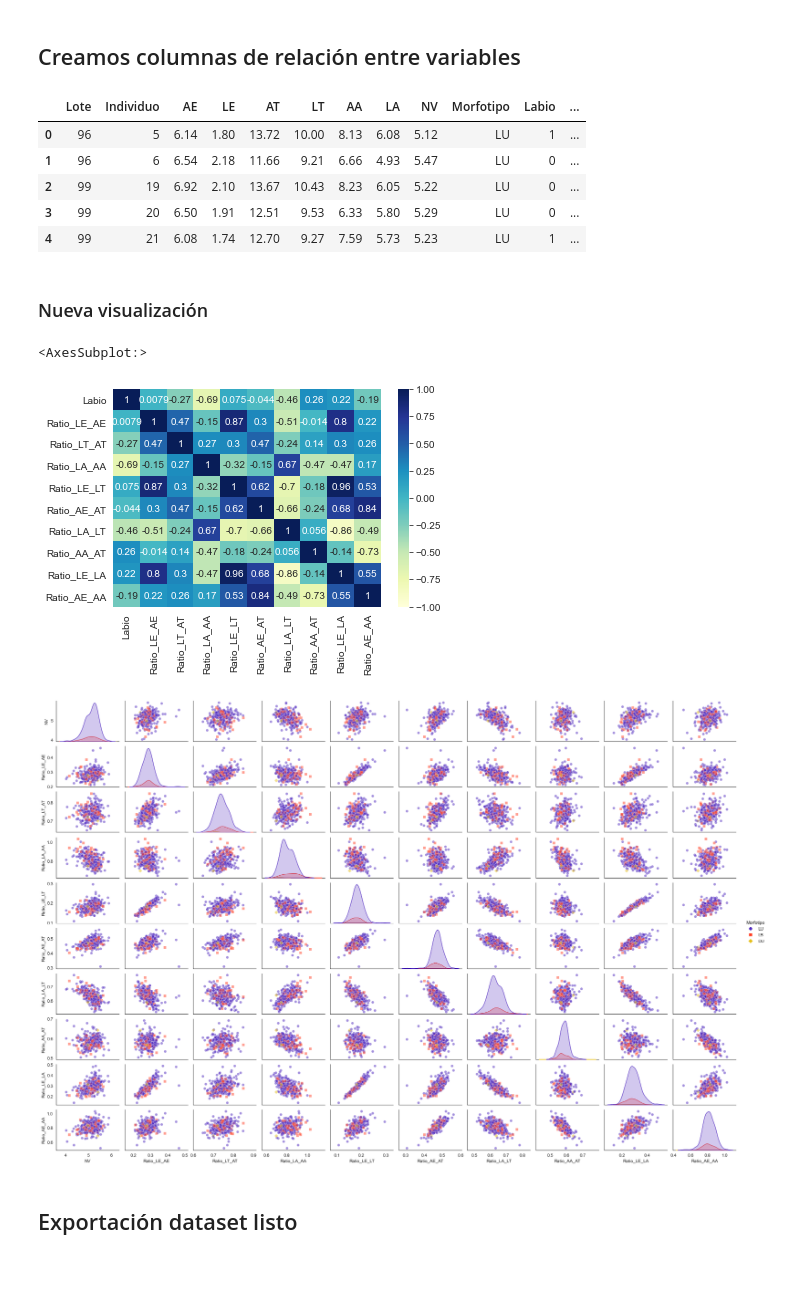
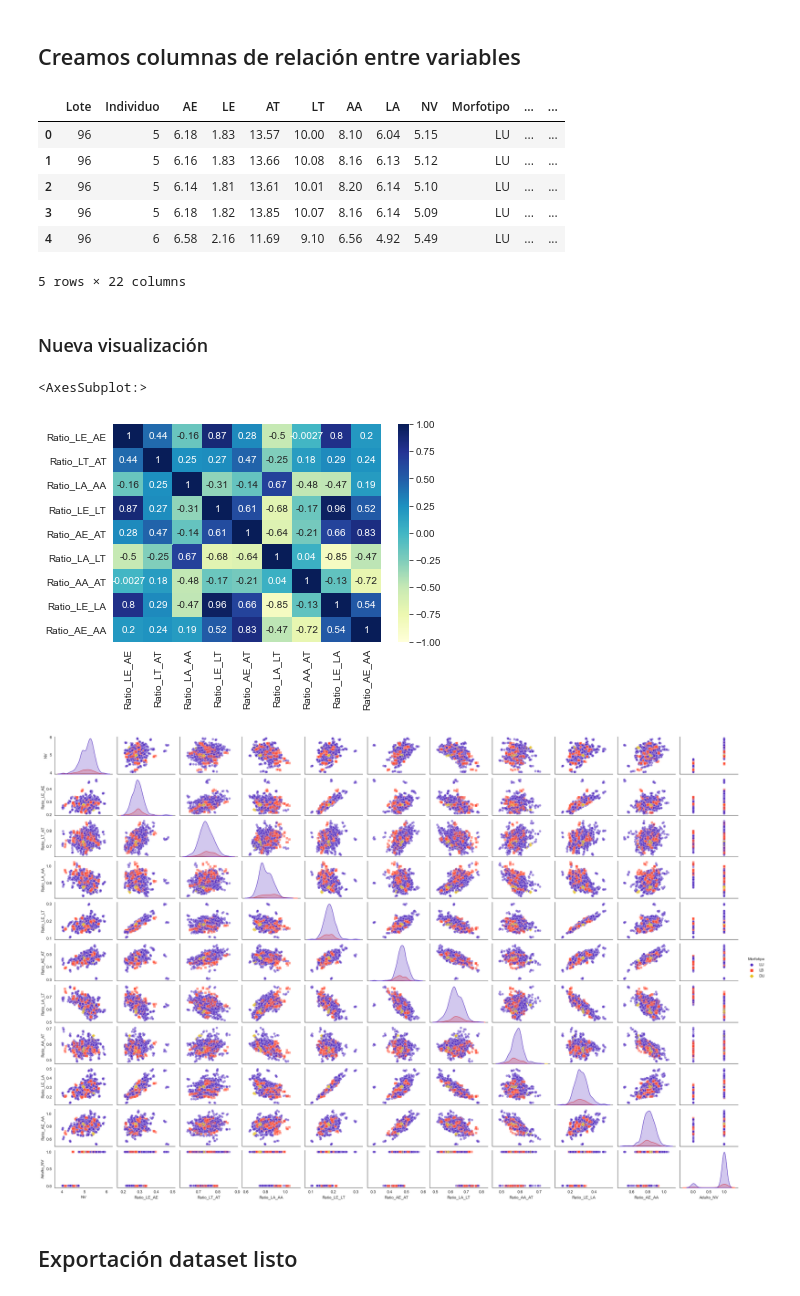
Before and after one commit to szl30n/ProyectosDHDS, a Jupyter notebook: TP4/notebooks/1_EDA dataset.ipynb, the cells around one changed output. Cells and saved outputs as stored; diff of their text form; code cells hidden in the pictures; blank space fills up the shorter version.

```diff
--- a/TP4/notebooks/1_EDA dataset.ipynb
+++ b/TP4/notebooks/1_EDA dataset.ipynb
@@ -90,3 +96,6 @@ data.loc[np.logical_or(data["NV"] > 4.75, data["Labio"] == 1)]
 | 1210 | 404 | 4 | 6.60 | 1.83 | 14.25 | 10.77 | 8.23 | 6.77 | 5.18 | LB | 1 |
 | 1211 | 404 | 4 | 6.58 | 1.82 | 14.30 | 10.68 | 8.20 | 6.66 | 5.14 | LB | 1 |
 1082 rows × 11 columns
+# %%
+#adultos con NV > 4.75 y presencia de labio
+data["Adulto_NV"] = np.where(np.logical_or(data["NV"] > 4.75, data["Labio"] == 1),True,False)
@@ -93,5 +108,4 @@ data.loc[np.logical_or(data["NV"] > 4.75, data["Labio"] == 1)]
 # %%
-#adultos
-#mask_adulto = data.loc[np.logical_or(data["AT"] > 0.8, data["Labio"] == 1)]
-data["Adulto"] = np.where(np.logical_or(data["AT"] > 0.8, data["Labio"] == 1),True,False)
+#adultos con AT > 0.8 y presencia de Labio
+data["Adulto_AT"] = np.where(np.logical_or(data["AT"] > 0.8, data["Labio"] == 1),True,False)
 # %%
@@ -171,25 +191,26 @@ data["Ratio_AE_AA"] = data["AE"]/data["AA"]
 # %%
 data.head()
 # %% [output]
-|  | Lote | Individuo | AE | LE | AT | LT | AA | LA | NV | Morfotipo | Labio | ... |
-| 0 | 96 | 5 | 6.14 | 1.80 | 13.72 | 10.00 | 8.13 | 6.08 | 5.12 | LU | 1 | ... |
-| 1 | 96 | 6 | 6.54 | 2.18 | 11.66 | 9.21 | 6.66 | 4.93 | 5.47 | LU | 0 | ... |
-| 2 | 99 | 19 | 6.92 | 2.10 | 13.67 | 10.43 | 8.23 | 6.05 | 5.22 | LU | 0 | ... |
-| 3 | 99 | 20 | 6.50 | 1.91 | 12.51 | 9.53 | 6.33 | 5.80 | 5.29 | LU | 0 | ... |
-| 4 | 99 | 21 | 6.08 | 1.74 | 12.70 | 9.27 | 7.59 | 5.73 | 5.23 | LU | 1 | ... |
+|  | Lote | Individuo | AE | LE | AT | LT | AA | LA | NV | Morfotipo | ... | ... |
+| 0 | 96 | 5 | 6.18 | 1.83 | 13.57 | 10.00 | 8.10 | 6.04 | 5.15 | LU | ... | ... |
+| 1 | 96 | 5 | 6.16 | 1.83 | 13.66 | 10.08 | 8.16 | 6.13 | 5.12 | LU | ... | ... |
+| 2 | 96 | 5 | 6.14 | 1.81 | 13.61 | 10.01 | 8.20 | 6.14 | 5.10 | LU | ... | ... |
+| 3 | 96 | 5 | 6.18 | 1.82 | 13.85 | 10.07 | 8.16 | 6.14 | 5.09 | LU | ... | ... |
+| 4 | 96 | 6 | 6.58 | 2.16 | 11.69 | 9.10 | 6.56 | 4.92 | 5.49 | LU | ... | ... |
+5 rows × 22 columns
 # %% [markdown]
 ### Nueva visualización
 # %%
-sns.heatmap(data.corr().iloc[9:19,9:19], vmin = -1, vmax = 1, center = 0, cmap = "YlGnBu", annot = True)
+sns.heatmap(data.corr().iloc[12:23,12:23], vmin = -1, vmax = 1, center = 0, cmap = "YlGnBu", annot = True)
 # %% [output]
 <AxesSubplot:>
-[figure, old version]
+[figure, new version]
 # %%
-sns.pairplot(data=data,x_vars=['NV','Ratio_LE_AE','Ratio_LT_AT','Ratio_LA_AA','Ratio_LE_LT','Ratio_AE_AT','Ratio_LA_LT','Ratio_AA_AT','Ratio_LE_LA','Ratio_AE_AA'],\
-         y_vars=['NV','Ratio_LE_AE','Ratio_LT_AT','Ratio_LA_AA','Ratio_LE_LT','Ratio_AE_AT','Ratio_LA_LT','Ratio_AA_AT','Ratio_LE_LA','Ratio_AE_AA'],\
+sns.pairplot(data=data,x_vars=['NV','Ratio_LE_AE','Ratio_LT_AT','Ratio_LA_AA','Ratio_LE_LT','Ratio_AE_AT','Ratio_LA_LT','Ratio_AA_AT','Ratio_LE_LA','Ratio_AE_AA','Adulto_NV'],\
+         y_vars=['NV','Ratio_LE_AE','Ratio_LT_AT','Ratio_LA_AA','Ratio_LE_LT','Ratio_AE_AT','Ratio_LA_LT','Ratio_AA_AT','Ratio_LE_LA','Ratio_AE_AA','Adulto_NV'],\
              hue='Morfotipo',plot_kws={'alpha': 0.5},aspect=1.5, markers=['o','s','D'],palette='CMRmap', height=1.5);
 # %% [output]
-[figure, old version]
+[figure, new version]
 # %%
 # Guía de Colores Pairplot: https://medium.com/@morganjonesartist/color-guide-to-seaborn-palettes-da849406d44f
 # %% [markdown]
```
Also changed, not shown: parts of 9 cells of this notebook, 2 other files.
